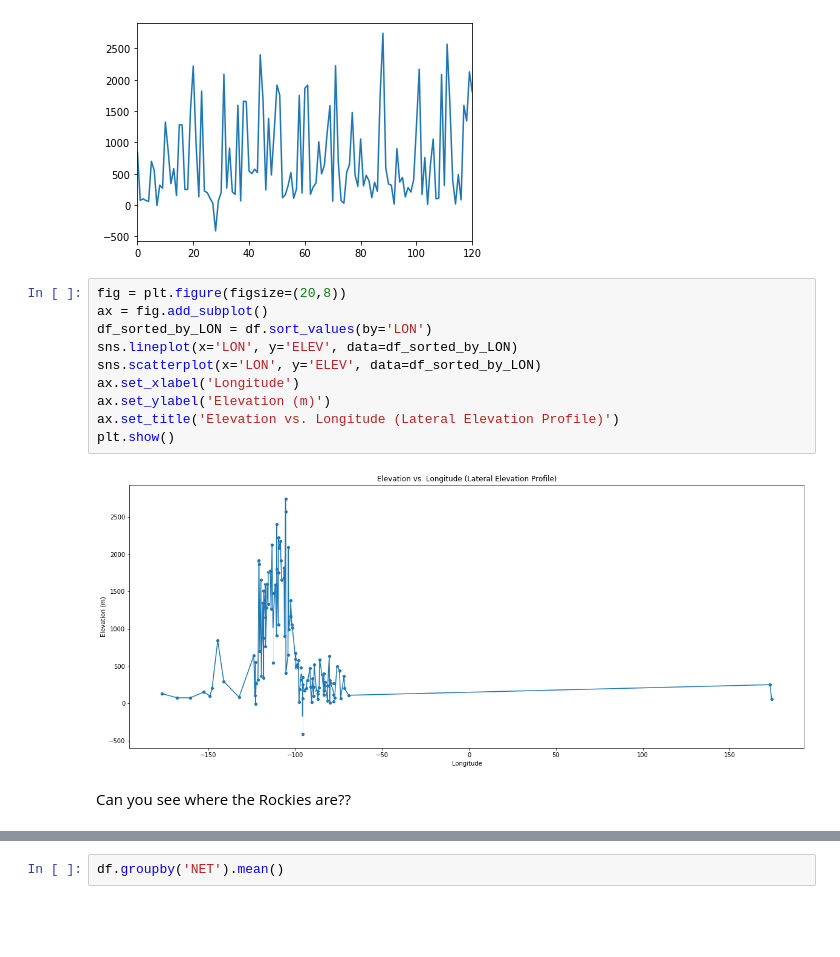
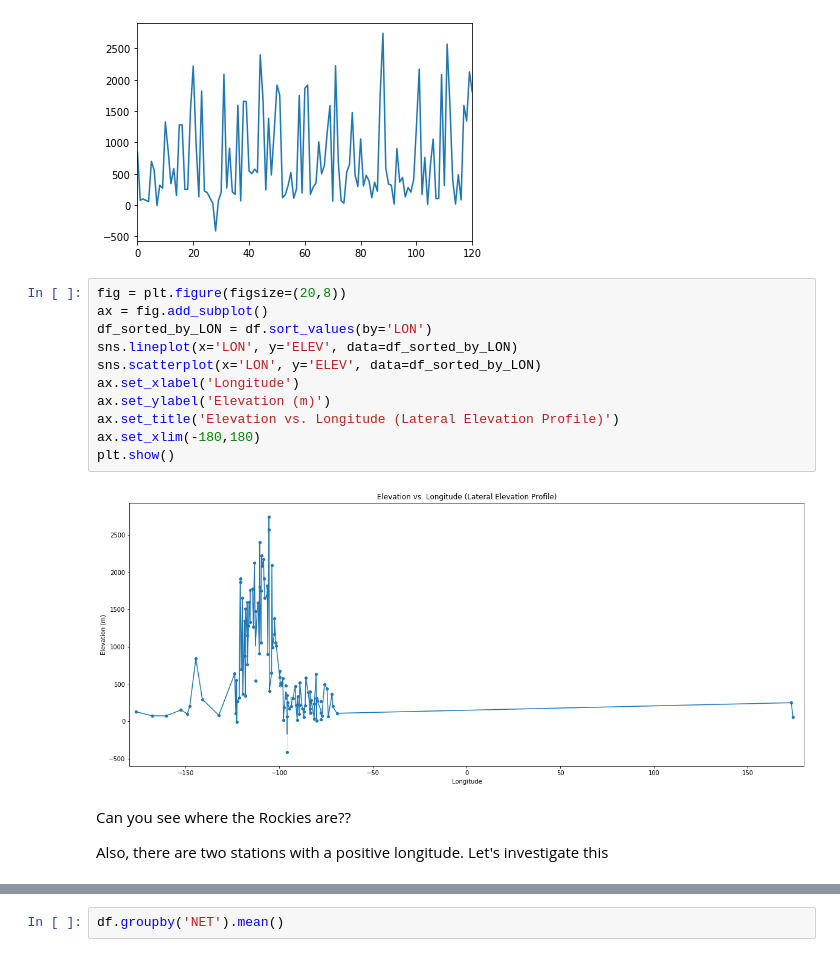
Before and after one commit to bdowdell/USArray_viz, a Jupyter notebook: nb/usarray_data_discovery.ipynb, the cells around one changed output, grey strips where cells are left out. Cells and saved outputs as stored; diff of their text form; blank space fills up the shorter version.

Commit message:
Investigates suspect longitude values

```diff
--- a/nb/usarray_data_discovery.ipynb
+++ b/nb/usarray_data_discovery.ipynb
@@ -269,14 +269,17 @@ df['ELEV'].plot()
 # %%
 fig = plt.figure(figsize=(20,8))
 ax = fig.add_subplot()
 df_sorted_by_LON = df.sort_values(by='LON')
 sns.lineplot(x='LON', y='ELEV', data=df_sorted_by_LON)
 sns.scatterplot(x='LON', y='ELEV', data=df_sorted_by_LON)
 ax.set_xlabel('Longitude')
 ax.set_ylabel('Elevation (m)')
 ax.set_title('Elevation vs. Longitude (Lateral Elevation Profile)')
+ax.set_xlim(-180,180)
 plt.show()
 # %% [output]
-[figure, old version]
+[figure, new version]
 # %% [markdown]
 Can you see where the Rockies are??
+
+Also, there are two stations with a positive longitude.  Let's investigate this
```
Also changed, not shown: parts of 8 cells of this notebook, 1 other file.
